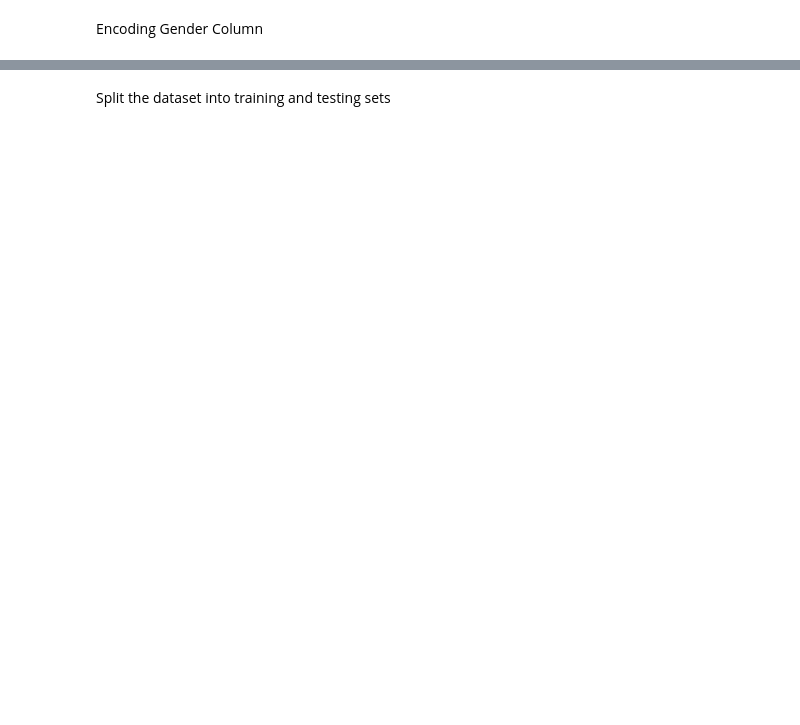
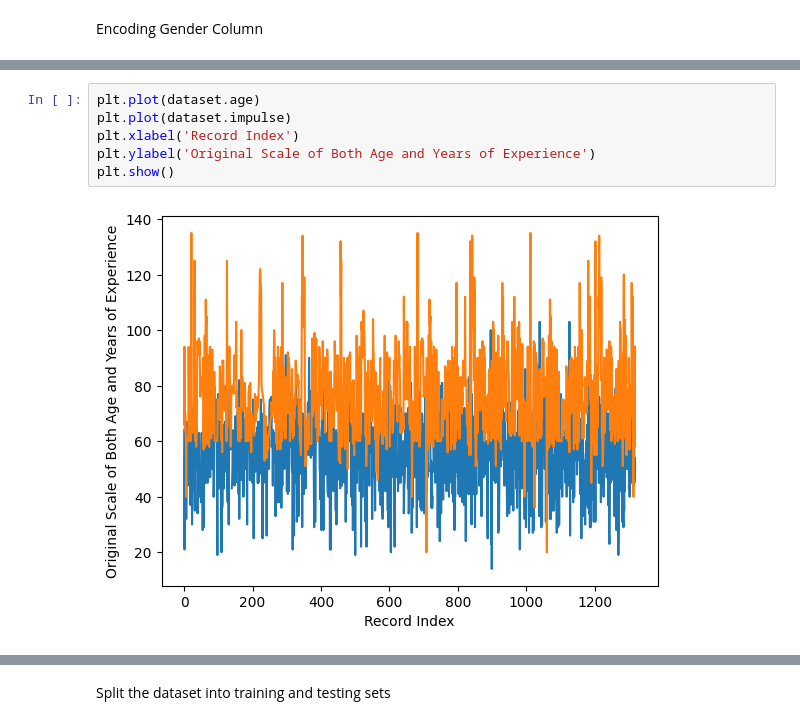
Before and after one commit to Mohamed-Naguib22/Data_mining, a Jupyter notebook: Classification/Classification.ipynb, the cells around one changed output, grey strips where cells are left out. Cells and saved outputs as stored; diff of their text form; blank space fills up the shorter version.

```diff
--- a/Classification/Classification.ipynb
+++ b/Classification/Classification.ipynb
@@ -189,0 +247,8 @@ array([[64, 66, 1, ..., 160, 1.8, 0.012],
+# %%
+plt.plot(dataset.age)
+plt.plot(dataset.impulse)
+plt.xlabel('Record Index')
+plt.ylabel('Original Scale of Both Age and Years of Experience')
+plt.show()
+# %% [output]
+[figure, added]
```
Also changed, not shown: parts of 33 cells of this notebook, 3 other files.
